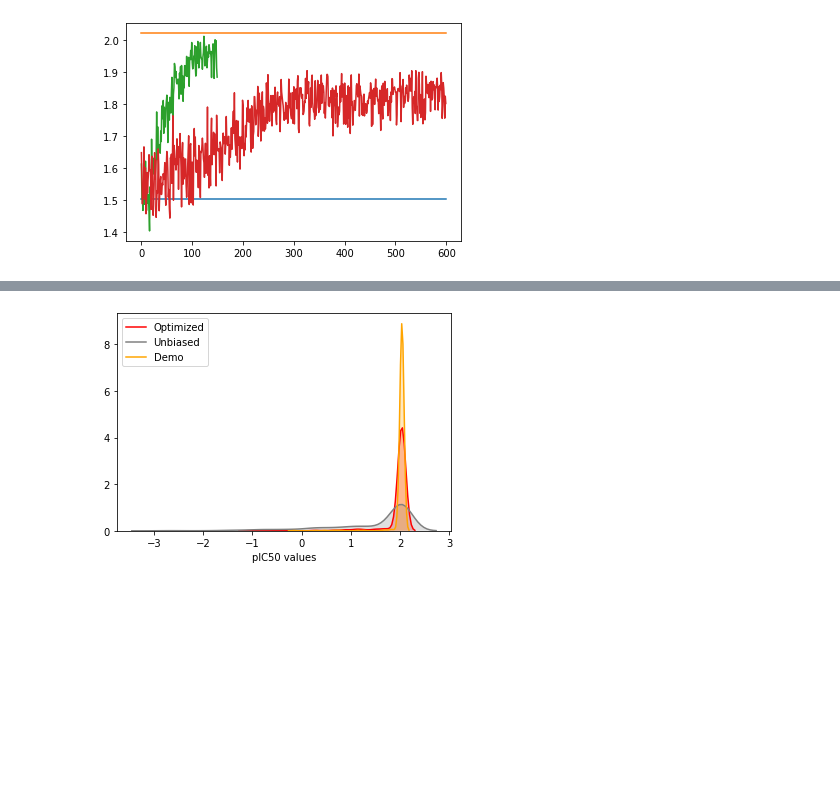
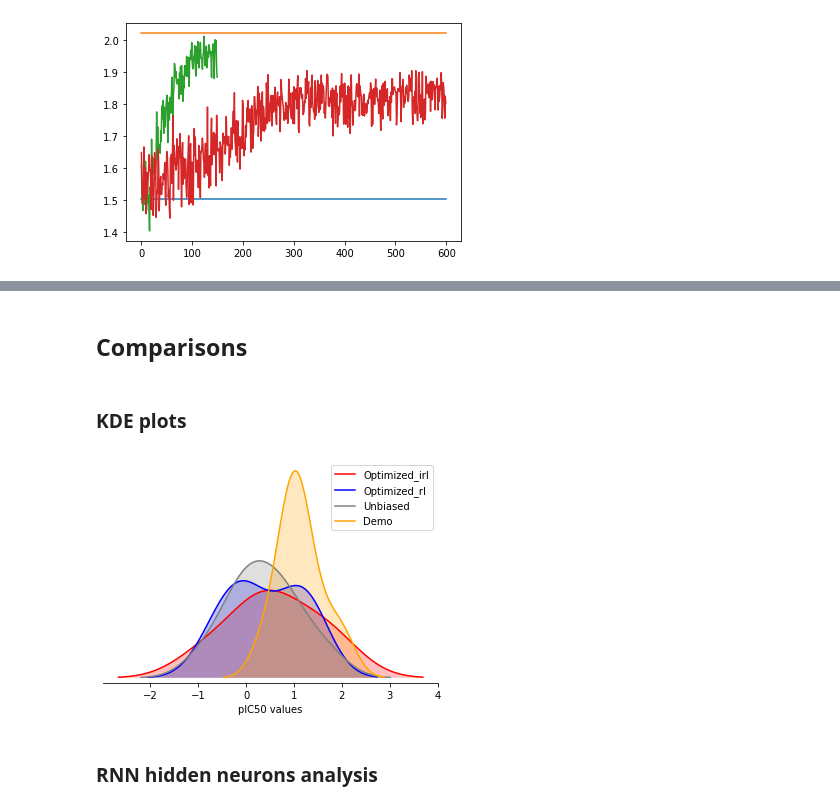
Before and after one commit to bbrighttaer/irelease, a Jupyter notebook: proj/notebooks/logp.ipynb, the cells around one changed output, grey strips where cells are left out. Drawn from its saved outputs; the diff is of its cells as text; code cells hidden in the pictures; blank space fills up the shorter version.

Commit message:
logp anaylsis nb

```diff
--- a/proj/notebooks/logp.ipynb
+++ b/proj/notebooks/logp.ipynb
@@ -78,0 +111,3 @@ len(biased_smiles), biased_smiles[0]
+# %%
+ppo_mols, ppo_samples_predictions, ppo_invalid = expert_model(ppo_samples)
+len(ppo_samples_predictions), len(ppo_invalid)
@@ -78,0 +124,6 @@ len(biased_smiles), biased_smiles[0]
+# %%
+init_dict = nbu.initialize(nbu.logp_reinforce_hparams(), generators['demo_data'], generators['unbiased_data'], False)
+rl_agent_net = init_dict['agent_net']
+rl_agent_net.load_state_dict(nbu.load_model_weights('../model_dir/logp_irelease_stack-rnn_gru_reinforce_agent_2020_06_25__01_56_50_1.873_600.mod'))
+rl_reward_net = init_dict['reward_net']
+rl_reward_net.load_state_dict(nbu.load_model_weights('../model_dir/logp_irelease_stack-rnn_gru_reinforce_reward_net_2020_06_25__01_56_50_1.873_600.mod'))
@@ -78,0 +132,3 @@ len(biased_smiles), biased_smiles[0]
+# %%
+rl_samples, rl_samples_logits = sample_smiles(rl_agent_net, n_to_generate)
+print(len(rl_samples))
@@ -78,0 +137,3 @@ len(biased_smiles), biased_smiles[0]
+# %%
+rl_mols, rl_samples_predictions, rl_invalid = expert_model(rl_samples)
+len(rl_samples_predictions), len(rl_invalid)
@@ -79,8 +148,19 @@ len(biased_smiles), biased_smiles[0]
+# %% [markdown]
+## Comparisons
+# %% [markdown]
+### KDE plots
 # %%
-sns.kdeplot(samples_predictions.ravel(),label='Optimized', shade=True, color='red')
+sns.kdeplot(ppo_samples_predictions.ravel(),label='Optimized_irl', shade=True, color='red')
+sns.kdeplot(rl_samples_predictions.ravel(),label='Optimized_rl', shade=True, color='blue')
 sns.kdeplot(unbiased_smiles_predictions.ravel(), label='Unbiased', shade=True, color='grey')
-sns.kdeplot(biased_smiles_predictions.ravel(), label='Demo', shade=True, color='orange')
+ax = sns.kdeplot(biased_smiles_predictions.ravel(), label='Demo', shade=True, color='orange')
 plt.xlabel('pIC50 values')
+# ax.get_xaxis().set_visible(False)
+ax.get_yaxis().set_visible(False)
+# ax.set_xticks([])
+sns.despine(offset=5, left=True, bottom=False)
 plt.show()
 # %% [output]
-[figure, old version]
+[figure, new version]
+# %% [markdown]
+### RNN hidden neurons analysis
```
Also changed, not shown: parts of 34 cells of this notebook, 4 other files.
